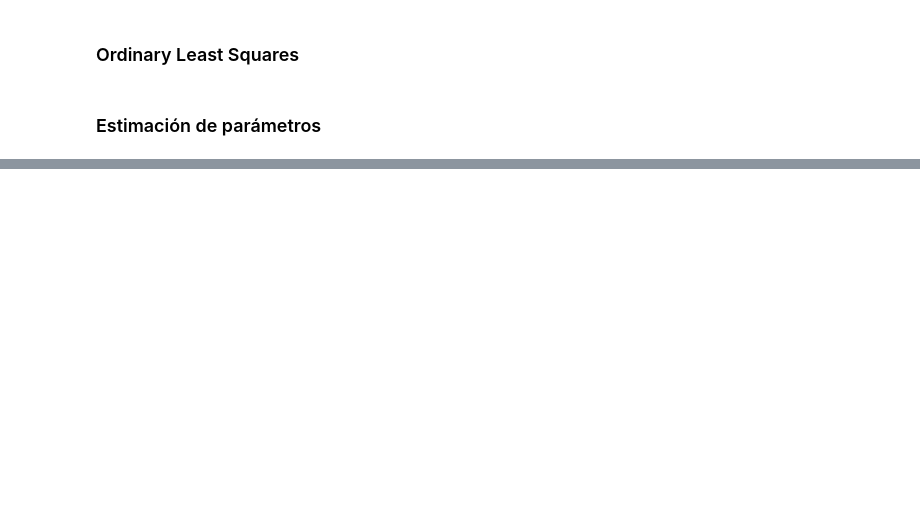
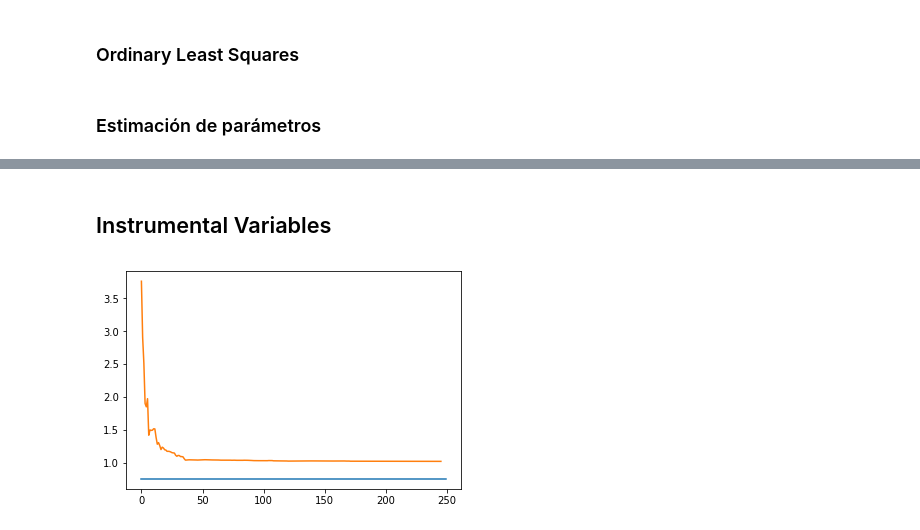
Before and after one commit to CamiVasz/Modelaci-n-experimental, a Jupyter notebook: Entrega 2/LS.ipynb, the cells around one changed output, grey strips where cells are left out. Cells and saved outputs as stored; diff of their text form; code cells hidden in the pictures; blank space fills up the shorter version.

```diff
--- a/Entrega 2/LS.ipynb
+++ b/Entrega 2/LS.ipynb
@@ -66,0 +71,25 @@ plt.show()
+# %% [markdown]
+## Instrumental Variables
+# %%
+def IVols(X,t):
+    V = []
+    V = X[0].transpose()*X[2]
+    G = X[2].transpose()*X[1]
+    for i in range(1,t):
+        V += X[i].transpose()*X[i+2]
+        G += X[i+2].transpose()*X[i]
+    return V.transpose()*np.linalg.inv(G)
+# %%
+X = np.matrix(X)
+c1 = []
+c2 = []
+for t in range(3, nobs-1):
+    c = IVols(X, t)
+    c1.append(c.A1[0])
+    c2.append(c.A1[1])
+# %%
+plt.plot(a1)
+plt.plot(c1)
+plt.show()
+# %% [output]
+[figure, added]
```
Also changed, not shown: parts of 17 cells of this notebook.
